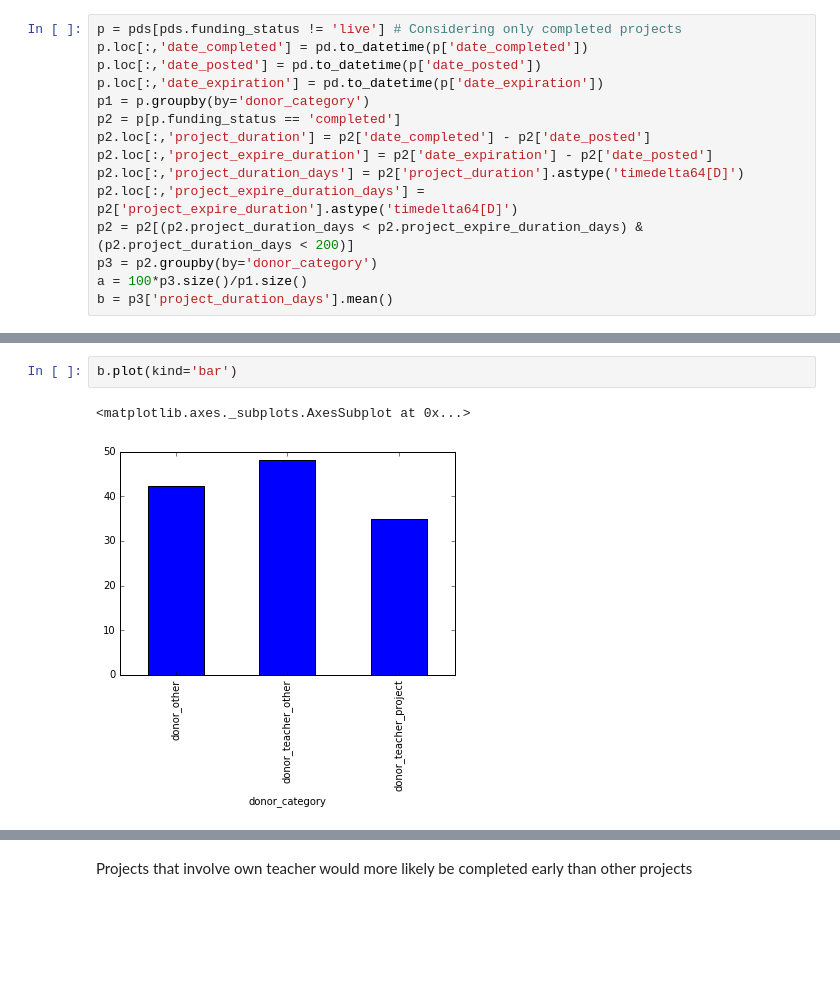
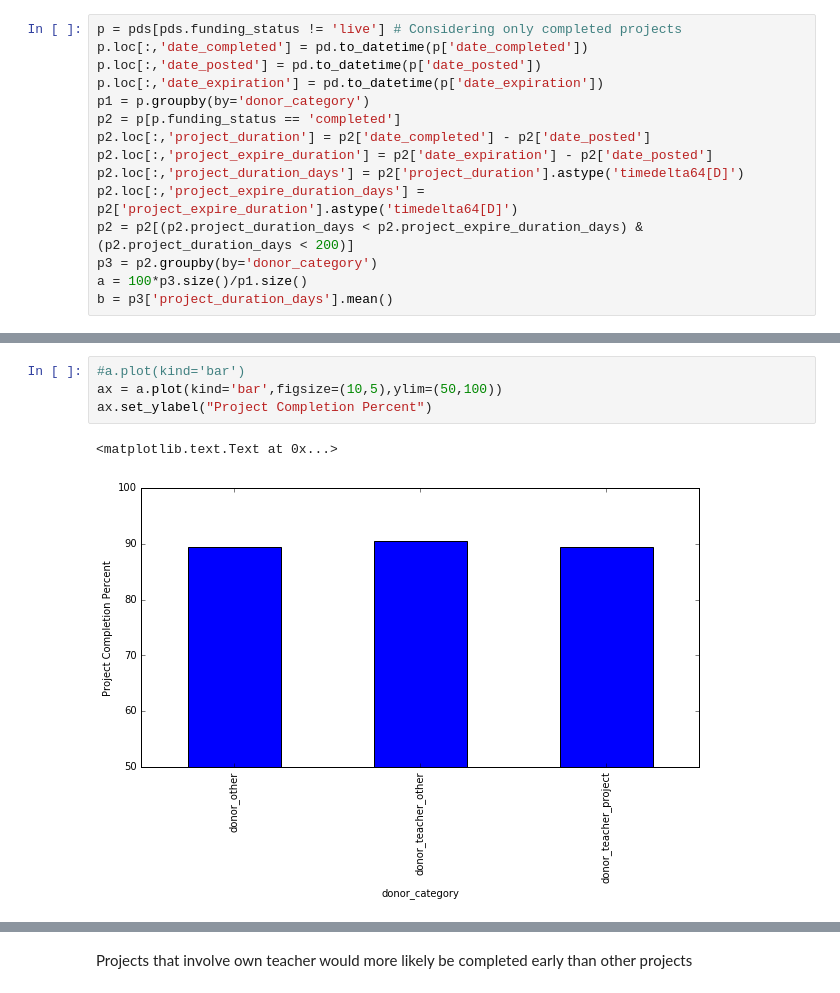
Before and after one commit to Naveed1842/data-science-intensive-2, a Jupyter notebook: Donor-Choose-Project/Projects_Donations_DataExploration.ipynb, the cells around one changed output, grey strips where cells are left out. Cells and saved outputs as stored; diff of their text form; blank space fills up the shorter version.

```diff
--- a/Donor-Choose-Project/Projects_Donations_DataExploration.ipynb
+++ b/Donor-Choose-Project/Projects_Donations_DataExploration.ipynb
@@ -171,5 +170,7 @@ a.plot(kind='bar')
-# %%
-b.plot(kind='bar')
-# %% [output]
-<matplotlib.axes._subplots.AxesSubplot at 0x...>
-[figure, removed]
+# %%
+#a.plot(kind='bar')
+ax = a.plot(kind='bar',figsize=(10,5),ylim=(50,100))
+ax.set_ylabel("Project Completion Percent")
+# %% [output]
+<matplotlib.text.Text at 0x...>
+[figure, added]
```
Also changed, not shown: parts of 6 cells of this notebook.
